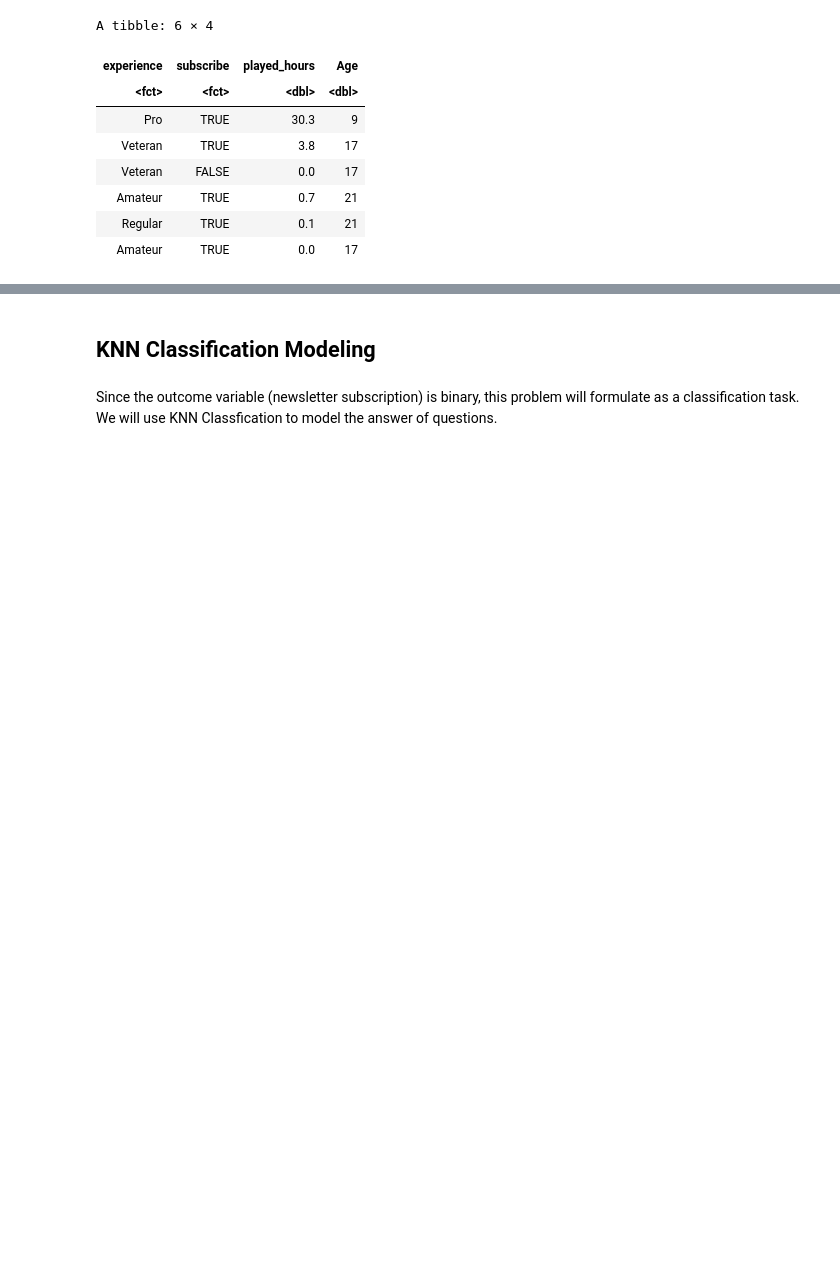
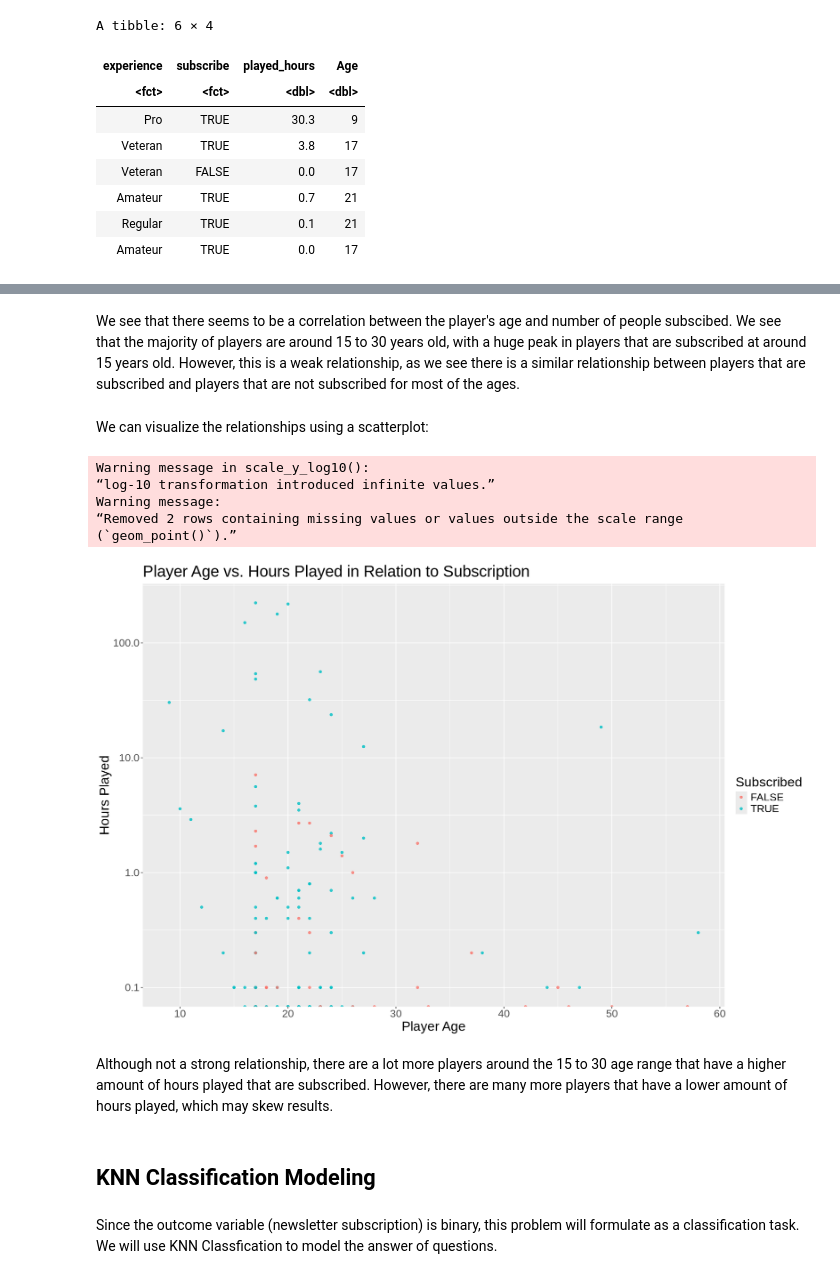
Before and after one commit to yunan-Deng/data_science_100_group33, a Jupyter notebook: Final Project Report.ipynb, the cells around one changed output, grey strips where cells are left out. Cells and saved outputs as stored; diff of their text form; code cells hidden in the pictures; blank space fills up the shorter version.

```diff
--- a/Final Project Report.ipynb
+++ b/Final Project Report.ipynb
@@ -87,3 +141,24 @@ We can next take a look at how each factor, `played_hours`, `Age`, and `experien
+# %% [markdown]
+We see that there seems to be a correlation between the player's age and number of people subscibed. We see that the majority of players are around 15 to 30 years old, with a huge peak in players that are subscribed at around 15 years old. However, this is a weak relationship, as we see there is a similar relationship between players that are subscribed and players that are not subscribed for most of the ages.
+# %% [markdown]
+We can visualize the relationships using a scatterplot:
+# %%
+players_relationship <- players_clean |>
+    ggplot(aes(x = Age, y = played_hours, colour = subscribe)) +
+    geom_point(alpha = 0.8) +
+    scale_y_log10() +
+    labs(title = "Player Age vs. Hours Played in Relation to Subscription", x = "Player Age", y = "Hours Played", colour = "Subscribed") +
+    theme(text = element_text(size = 20))
+players_relationship
+# %% [output]
+Warning message in scale_y_log10():
+“log-10 transformation introduced infinite values.”
+Warning message:
+“Removed 2 rows containing missing values or values outside the scale range
+(`geom_point()`).”
+[figure, added]
+# %% [markdown]
+Although not a strong relationship, there are a lot more players around the 15 to 30 age range that have a higher amount of hours played that are subscribed. However, there are many more players that have a lower amount of hours played, which may skew results.
 # %% [markdown]
 ## KNN Classification Modeling
 # %% [markdown]
```
Also changed, not shown: parts of 10 cells of this notebook.
